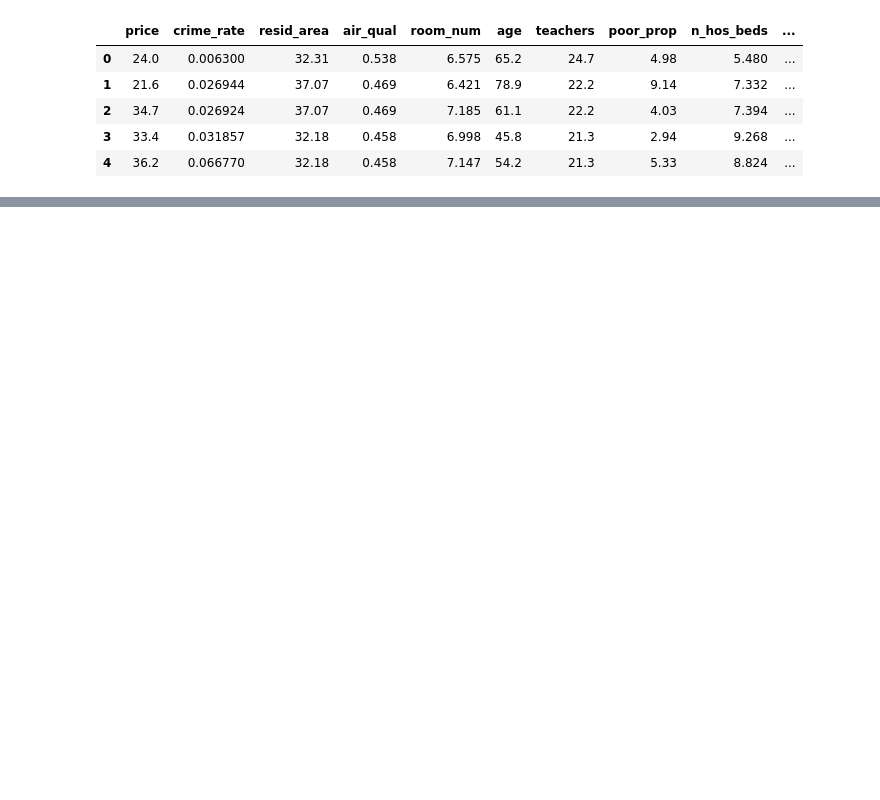
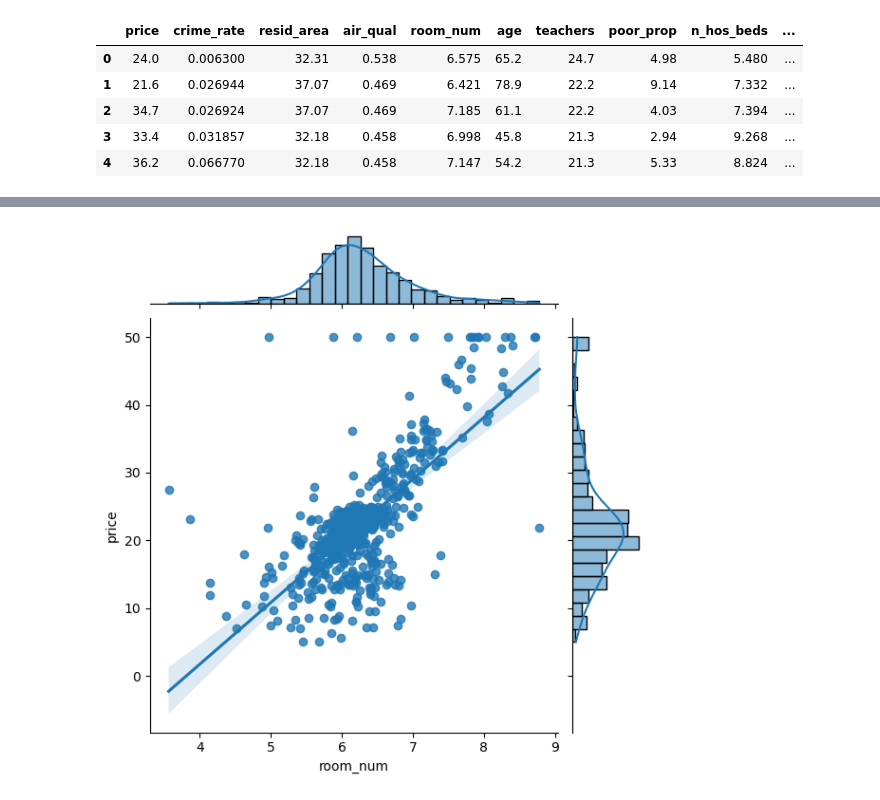
Before and after one commit to Glamorous9754/Practice-in-Jupyter, a Jupyter notebook: Data Pre-Processing for Linear Regression.ipynb, the cells around one changed output, grey strips where cells are left out. Drawn from its saved outputs; the diff is of its cells as text; code cells hidden in the pictures; blank space fills up the shorter version.

```diff
--- a/Data Pre-Processing for Linear Regression.ipynb
+++ b/Data Pre-Processing for Linear Regression.ipynb
@@ -315,0 +399,5 @@ df.head()
+# %%
+sns.jointplot(x=df['room_num'], y=df['price'],data=df,kind='reg')
+plt.show()
+# %% [output]
+[figure, added]
```
Also changed, not shown: parts of 12 cells of this notebook, 1 other file.
